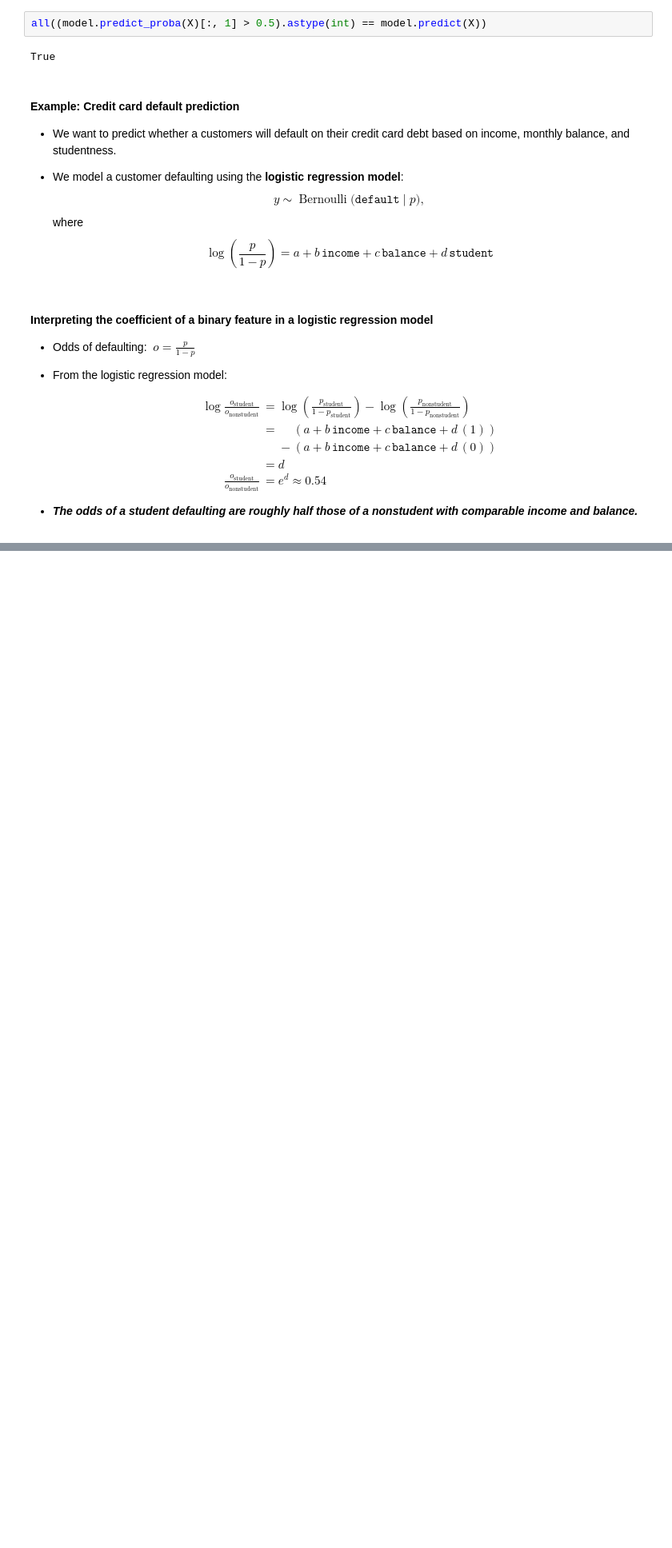
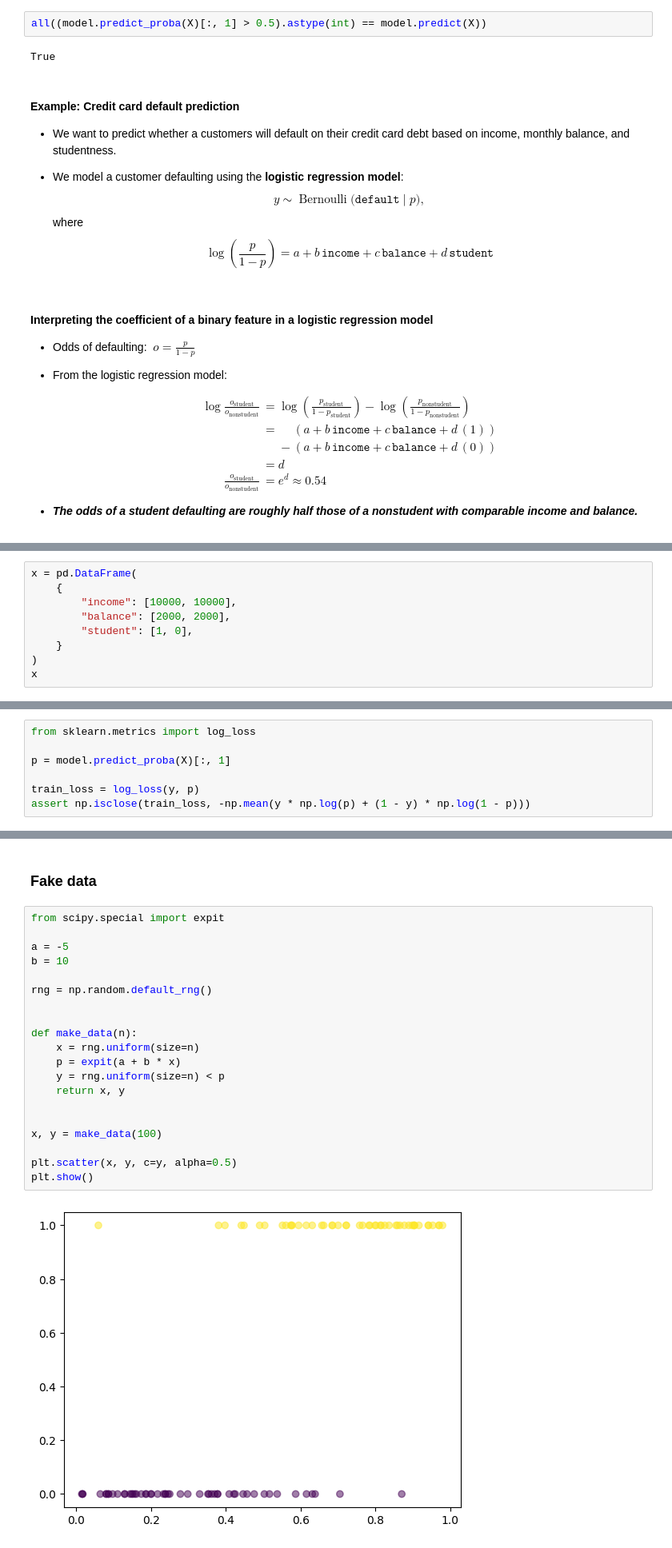
Before and after one commit to mgreenbe/DATA335W2025, a Jupyter notebook: code/logistic_regression.ipynb, the cells around one changed output, grey strips where cells are left out. Shown at 80% size. Cells and saved outputs as stored; diff of their text form; blank space fills up the shorter version.

```diff
--- a/code/logistic_regression.ipynb
+++ b/code/logistic_regression.ipynb
@@ -89,3 +91,12 @@ a = model.intercept_
 b, c, d = model.coef_.squeeze()
 
 assert np.exp(d).round(2) == 0.54  # See "interpretation" markdown cell.
+# %%
+x = pd.DataFrame(
+    {
+        "income": [10000, 10000],
+        "balance": [2000, 2000],
+        "student": [1, 0],
+    }
+)
+x
@@ -91,0 +159,7 @@ assert np.exp(d).round(2) == 0.54  # See "interpretation" markdown cell.
+# %%
+from sklearn.metrics import log_loss
+
+p = model.predict_proba(X)[:, 1]
+
+train_loss = log_loss(y, p)
+assert np.isclose(train_loss, -np.mean(y * np.log(p) + (1 - y) * np.log(1 - p)))
@@ -91,0 +193,24 @@ assert np.exp(d).round(2) == 0.54  # See "interpretation" markdown cell.
+# %% [markdown]
+### Fake data
+# %%
+from scipy.special import expit
+
+a = -5
+b = 10
+
+rng = np.random.default_rng()
+
+
+def make_data(n):
+    x = rng.uniform(size=n)
+    p = expit(a + b * x)
+    y = rng.uniform(size=n) < p
+    return x, y
+
+
+x, y = make_data(100)
+
+plt.scatter(x, y, c=y, alpha=0.5)
+plt.show()
+# %% [output]
+[figure, added]
```
Also changed, not shown: parts of 11 cells of this notebook.
